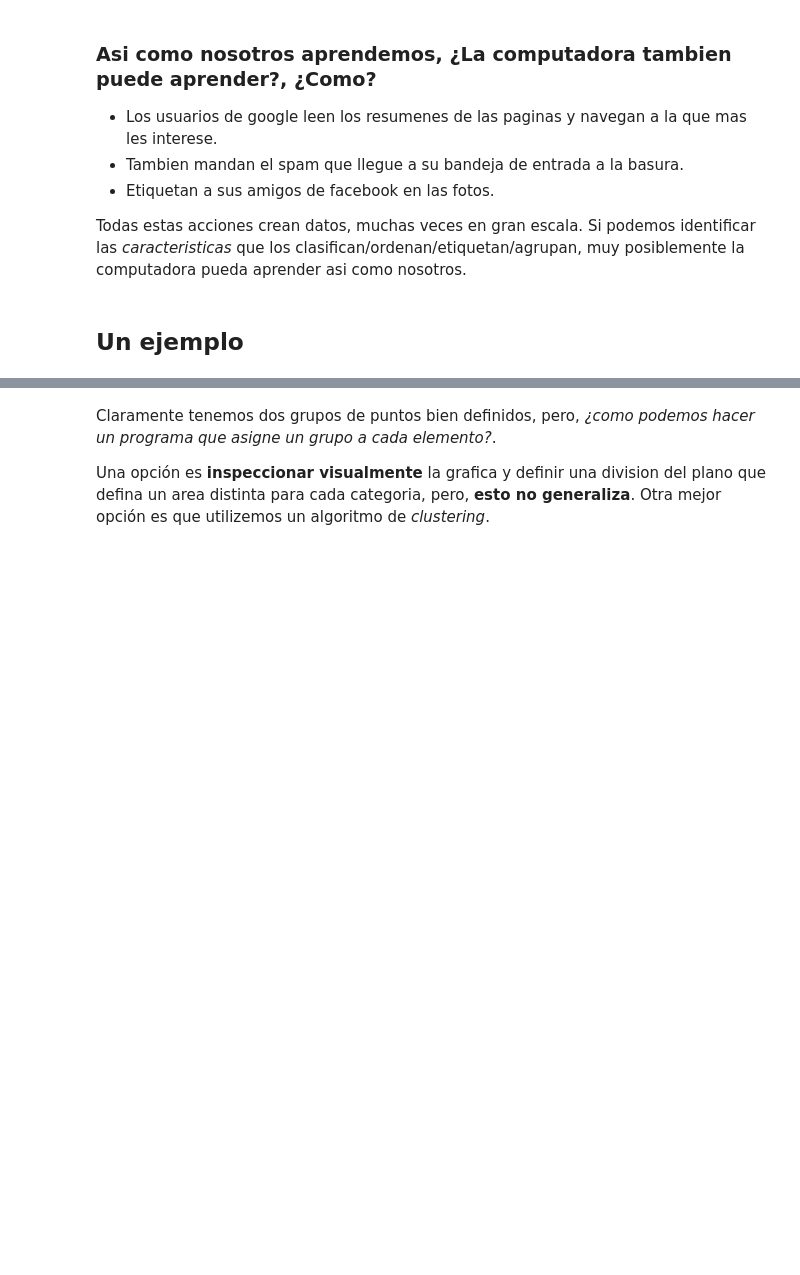
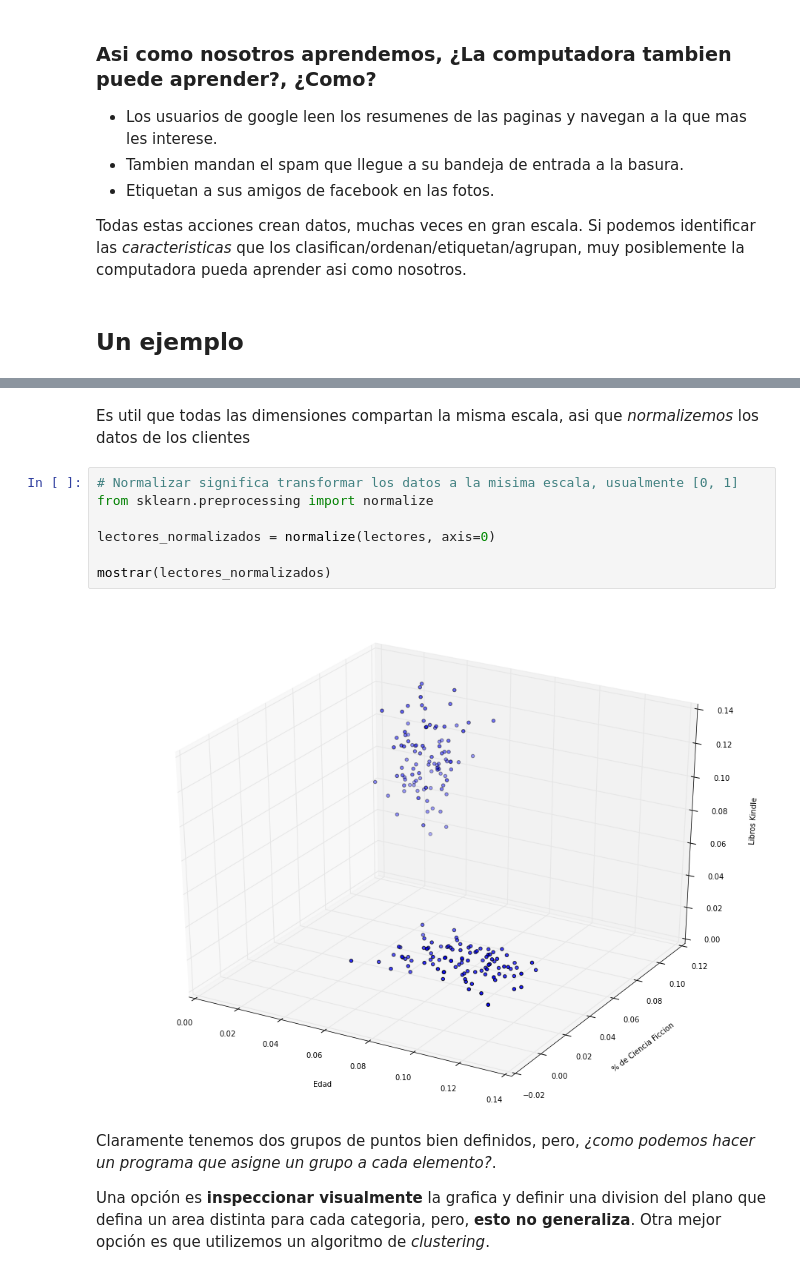
Before and after one commit to enoriega/Notebooks, a Jupyter notebook: ¿Que es Machine Learning?.ipynb, the cells around one changed output, grey strips where cells are left out. Saved outputs shown, nothing was run; the diff lists cells and outputs as text; blank space fills up the shorter version.

```diff
--- a/¿Que es Machine Learning?.ipynb
+++ b/¿Que es Machine Learning?.ipynb
@@ -63,3 +87,14 @@ scatter(lectores[:, 0], lectores[:, 1])
+# %% [markdown]
+Es util que todas las dimensiones compartan la misma escala, asi que _normalizemos_ los datos de los clientes
+# %%
+# Normalizar significa transformar los datos a la misima escala, usualmente [0, 1]
+from sklearn.preprocessing import normalize
+
+lectores_normalizados = normalize(lectores, axis=0)
+
+mostrar(lectores_normalizados)
+# %% [output]
+[figure, added]
 # %% [markdown]
 Claramente tenemos dos grupos de puntos bien definidos, pero, _¿como podemos hacer un programa que asigne un grupo a cada elemento?_.
 
```
Also changed, not shown: parts of 11 cells of this notebook.
